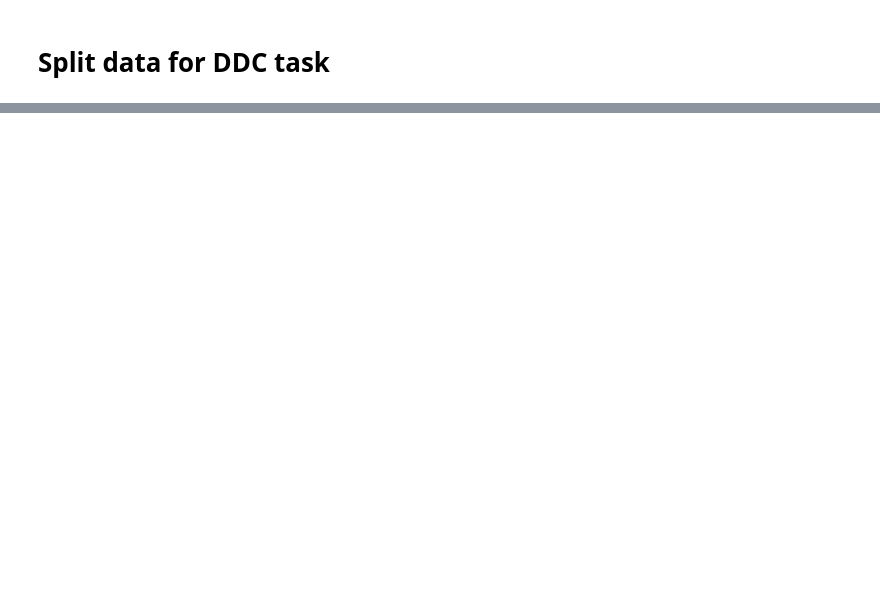
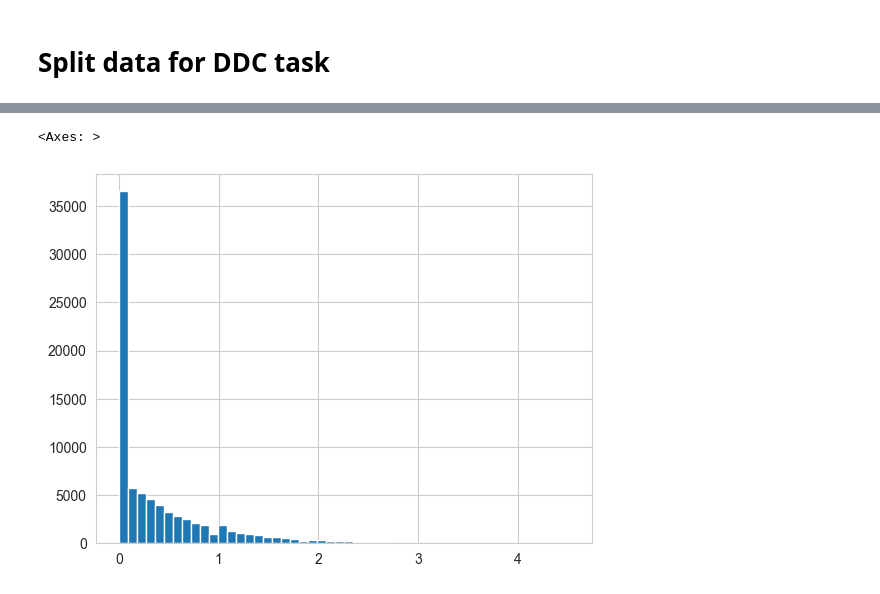
Before and after one commit to reginaib/AC-DTI, a Jupyter notebook: scripts/ds_kiba_preprocess_ddc_regression.ipynb, the cells around one changed output, grey strips where cells are left out. Cells and saved outputs as stored; diff of their text form; code cells hidden in the pictures; blank space fills up the shorter version.

```diff
--- a/scripts/ds_kiba_preprocess_ddc_regression.ipynb
+++ b/scripts/ds_kiba_preprocess_ddc_regression.ipynb
@@ -75,0 +106,4 @@ aff_diffs_split_random.to_parquet('../analysis/kiba_cliff_pairs_aff_diffs_split_
+# %%
+unpivoted = pd.read_csv('../analysis/kiba_d_t_affinity.csv')
+# %%
+sim_diffs = get_cliffs(unpivoted, task='regression')
@@ -75,0 +130,18 @@ aff_diffs_split_random.to_parquet('../analysis/kiba_cliff_pairs_aff_diffs_split_
+# %%
+with open('../analysis/target_mapping.json', 'r') as f:
+    target_ids = load(f)
+
+# Get the highest current ID to ensure new IDs are unique
+current_max_id = max(target_ids.values())
+
+# Function to get or create target ID
+def get_or_create_target_id(target):
+    global current_max_id
+    if target in target_ids:
+        return target_ids[target]
+    else:
+        current_max_id += 1
+        target_ids[target] = current_max_id
+        return current_max_id
+# %%
+sim_diffs['target'] = sim_diffs['target'].apply(get_or_create_target_id)
@@ -75,0 +162,5 @@ aff_diffs_split_random.to_parquet('../analysis/kiba_cliff_pairs_aff_diffs_split_
+# %%
+sim_diffs['affinity_difference'].hist(bins=50)
+# %% [output]
+<Axes: >
+[figure, added]
```
Also changed, not shown: parts of 16 cells of this notebook, 4 other files.
